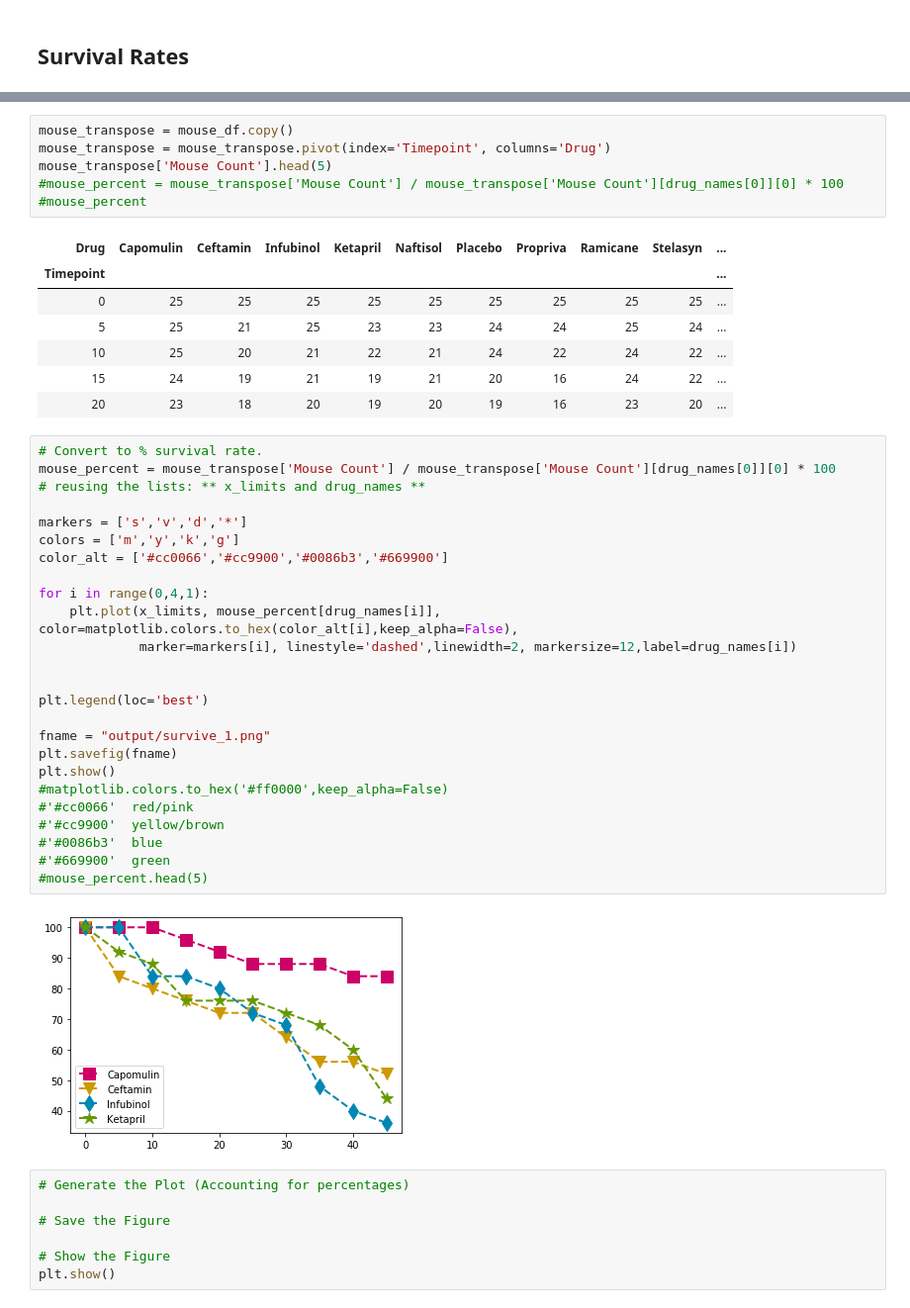
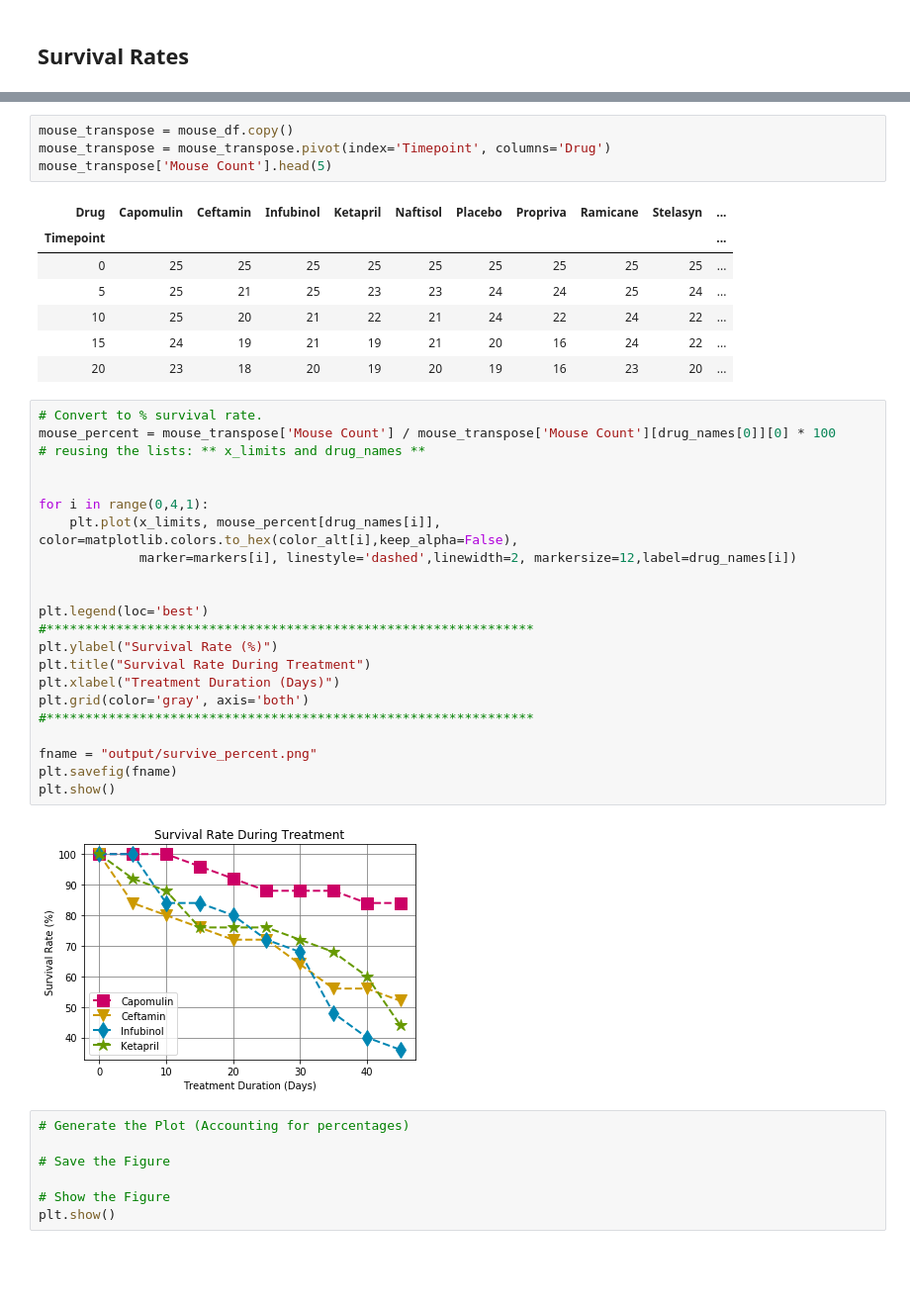
Before and after one commit to rockhound03/matplotlib-challenge, a Jupyter notebook: Pymaceuticals/pymaceuticals_starter.ipynb, the cells around one changed output, grey strips where cells are left out. Shown at 99% size. Drawn from its saved outputs; the diff is of its cells as text; blank space fills up the shorter version.

```diff
--- a/Pymaceuticals/pymaceuticals_starter.ipynb
+++ b/Pymaceuticals/pymaceuticals_starter.ipynb
@@ -310,8 +266,6 @@ mouse_df.head(5)
 mouse_transpose = mouse_df.copy()
 mouse_transpose = mouse_transpose.pivot(index='Timepoint', columns='Drug')
 mouse_transpose['Mouse Count'].head(5)
-#mouse_percent = mouse_transpose['Mouse Count'] / mouse_transpose['Mouse Count'][drug_names[0]][0] * 100
-#mouse_percent
 # %% [output]
 | Drug | Capomulin | Ceftamin | Infubinol | Ketapril | Naftisol | Placebo | Propriva | Ramicane | Stelasyn | ... |
 | Timepoint |  |  |  |  |  |  |  |  |  | ... |
@@ -323,30 +277,27 @@ mouse_transpose['Mouse Count'].head(5)
 # %%
 # Convert to % survival rate.
 mouse_percent = mouse_transpose['Mouse Count'] / mouse_transpose['Mouse Count'][drug_names[0]][0] * 100
 # reusing the lists: ** x_limits and drug_names **
 
-markers = ['s','v','d','*']
-colors = ['m','y','k','g']
-color_alt = ['#cc0066','#cc9900','#0086b3','#669900']
 
 for i in range(0,4,1):
     plt.plot(x_limits, mouse_percent[drug_names[i]], color=matplotlib.colors.to_hex(color_alt[i],keep_alpha=False),
              marker=markers[i], linestyle='dashed',linewidth=2, markersize=12,label=drug_names[i])
 
 
 plt.legend(loc='best')
+#***************************************************************
+plt.ylabel("Survival Rate (%)")
+plt.title("Survival Rate During Treatment")
+plt.xlabel("Treatment Duration (Days)")
+plt.grid(color='gray', axis='both')
+#***************************************************************
 
-fname = "output/survive_1.png"
+fname = "output/survive_percent.png"
 plt.savefig(fname)
 plt.show()
-#matplotlib.colors.to_hex('#ff0000',keep_alpha=False)
-#'#cc0066'	red/pink
-#'#cc9900'	yellow/brown
-#'#0086b3'	blue
-#'#669900'	green
-#mouse_percent.head(5)
 # %% [output]
-[figure, old version]
+[figure, new version]
 # %%
 # Generate the Plot (Accounting for percentages)
 
```
Also changed, not shown: parts of 15 cells of this notebook.
